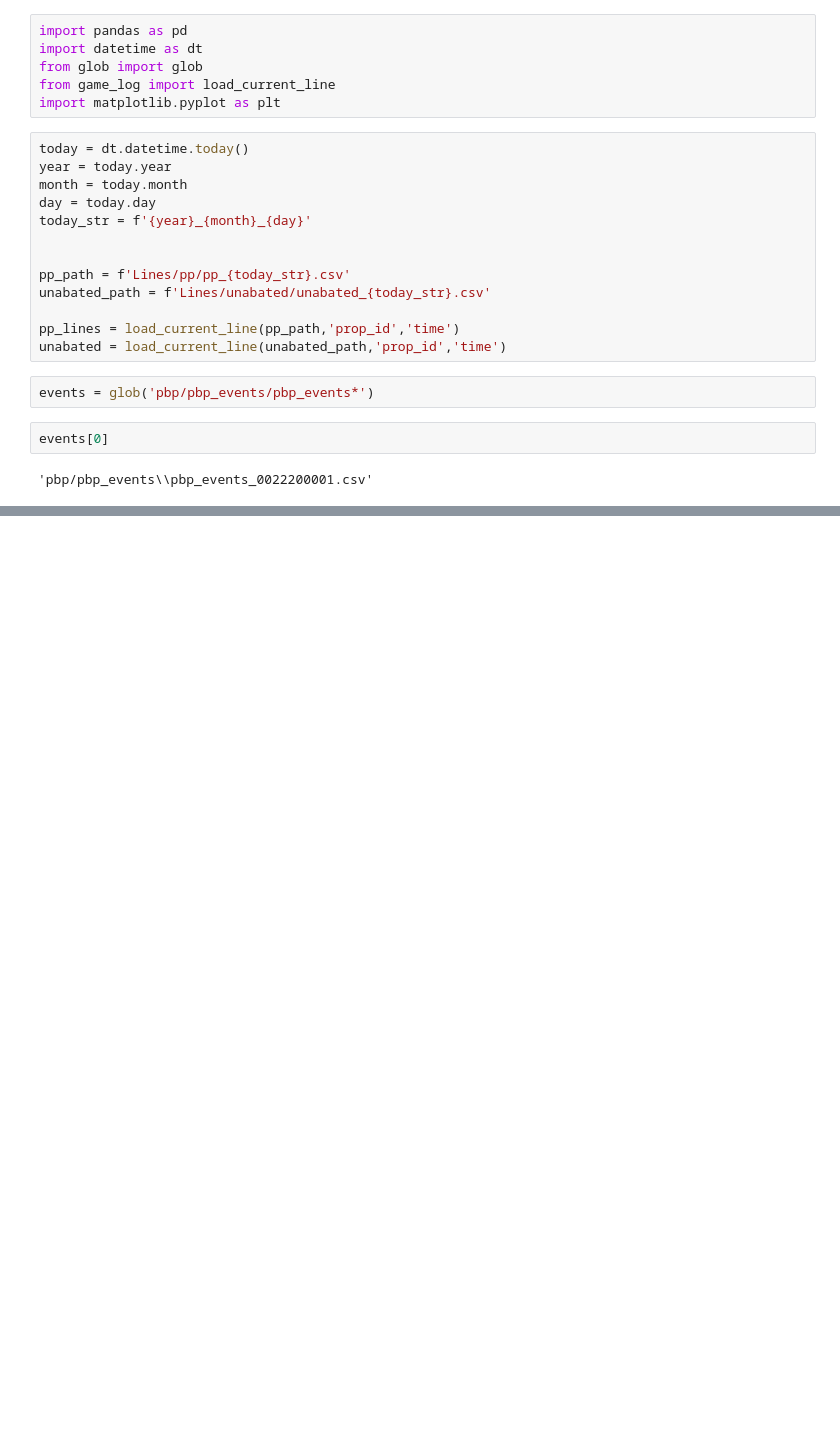
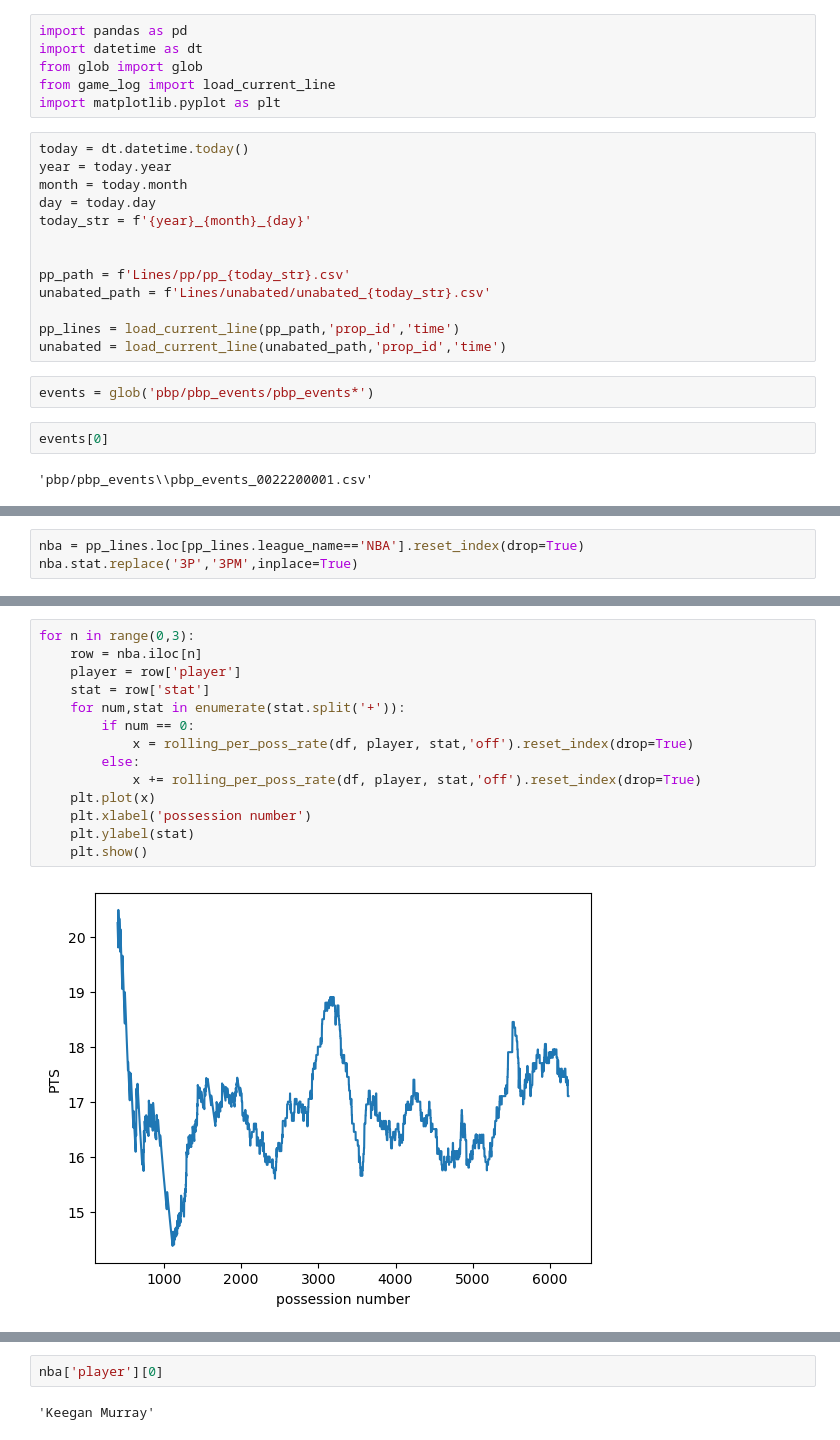
Before and after one commit to madram1423/NBA_betting_model, a Jupyter notebook: trend_finder.ipynb, the cells around one changed output, grey strips where cells are left out. Drawn from its saved outputs; the diff is of its cells as text; blank space fills up the shorter version.

```diff
--- a/trend_finder.ipynb
+++ b/trend_finder.ipynb
@@ -89,0 +184,3 @@ trae_pts.iloc[-1]
+# %%
+nba = pp_lines.loc[pp_lines.league_name=='NBA'].reset_index(drop=True)
+nba.stat.replace('3P','3PM',inplace=True)
@@ -89,0 +191,16 @@ trae_pts.iloc[-1]
+# %%
+for n in range(0,3):
+    row = nba.iloc[n]
+    player = row['player']
+    stat = row['stat']
+    for num,stat in enumerate(stat.split('+')):
+        if num == 0:
+            x = rolling_per_poss_rate(df, player, stat,'off').reset_index(drop=True)
+        else:
+            x += rolling_per_poss_rate(df, player, stat,'off').reset_index(drop=True)
+    plt.plot(x)
+    plt.xlabel('possession number')
+    plt.ylabel(stat)
+    plt.show()
+# %% [output]
+[figure, added]
@@ -89,0 +209,4 @@ trae_pts.iloc[-1]
+# %%
+nba['player'][0]
+# %% [output]
+'Keegan Murray'
```
Also changed, not shown: parts of 17 cells of this notebook, 8 other files.
